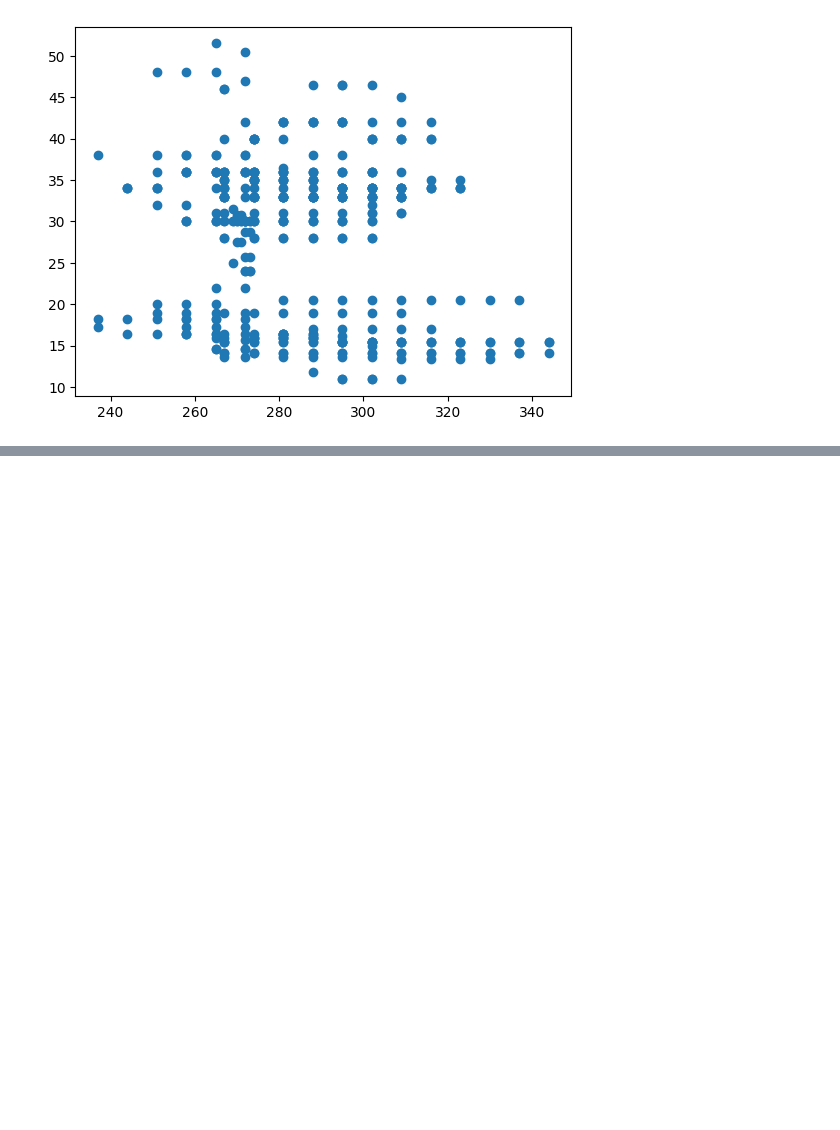
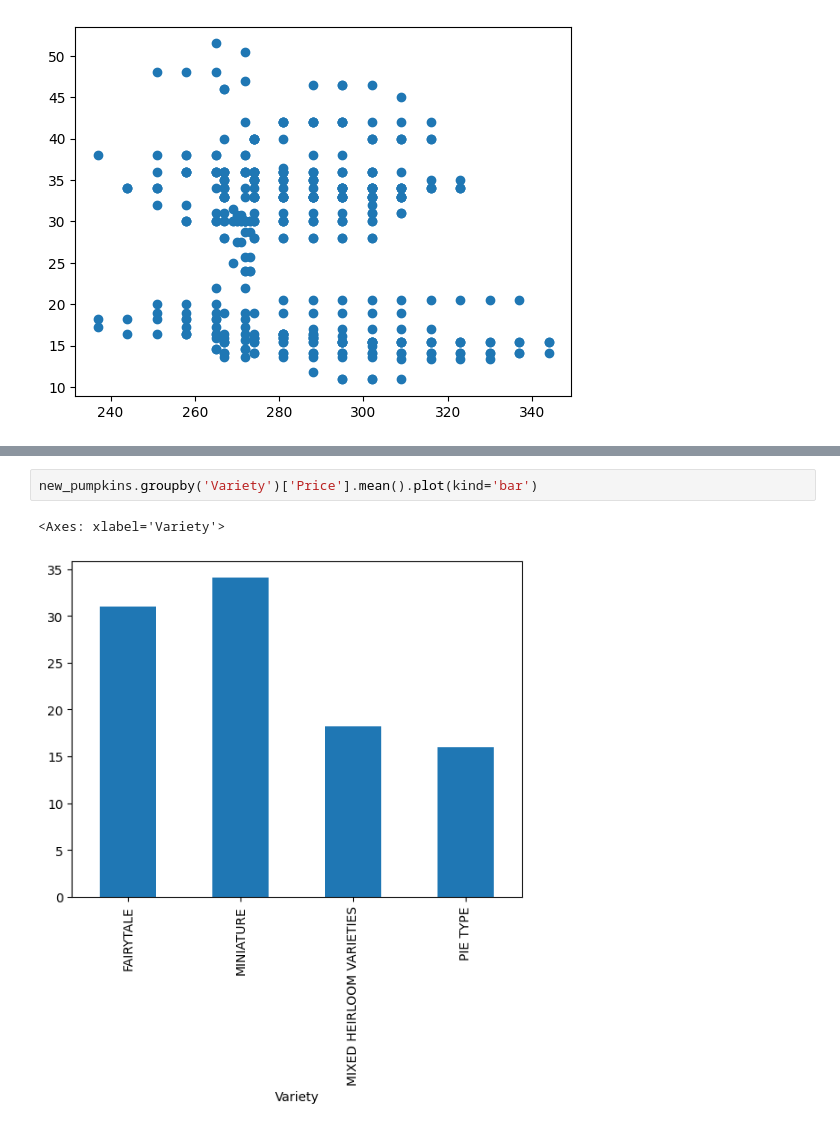
Before and after one commit to aradhana33/ML-For-Beginners, a Jupyter notebook: 2-Regression/3-Linear/notebook.ipynb, the cells around one changed output, grey strips where cells are left out. Saved outputs shown, nothing was run; the diff lists cells and outputs as text; blank space fills up the shorter version.

```diff
--- a/2-Regression/3-Linear/notebook.ipynb
+++ b/2-Regression/3-Linear/notebook.ipynb
@@ -72,0 +94,5 @@ plt.scatter('DayOfYear','Price',data=new_pumpkins)
+# %%
+new_pumpkins.groupby('Variety')['Price'].mean().plot(kind='bar')
+# %% [output]
+<Axes: xlabel='Variety'>
+[figure, added]
```
Also changed, not shown: parts of 19 cells of this notebook.
